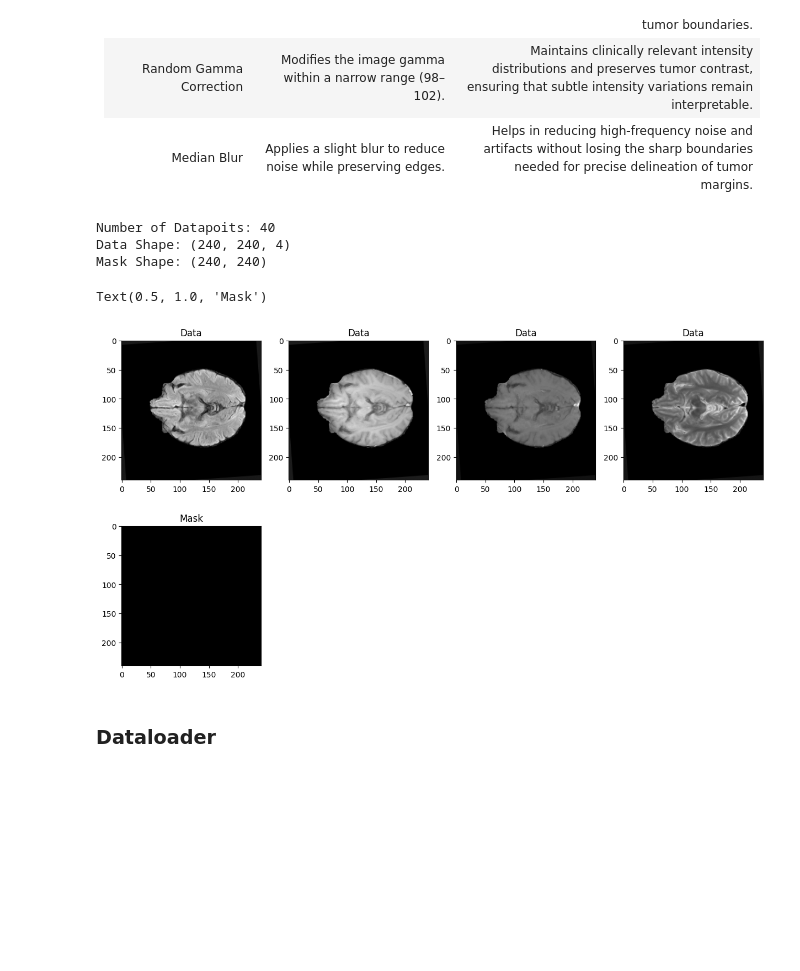
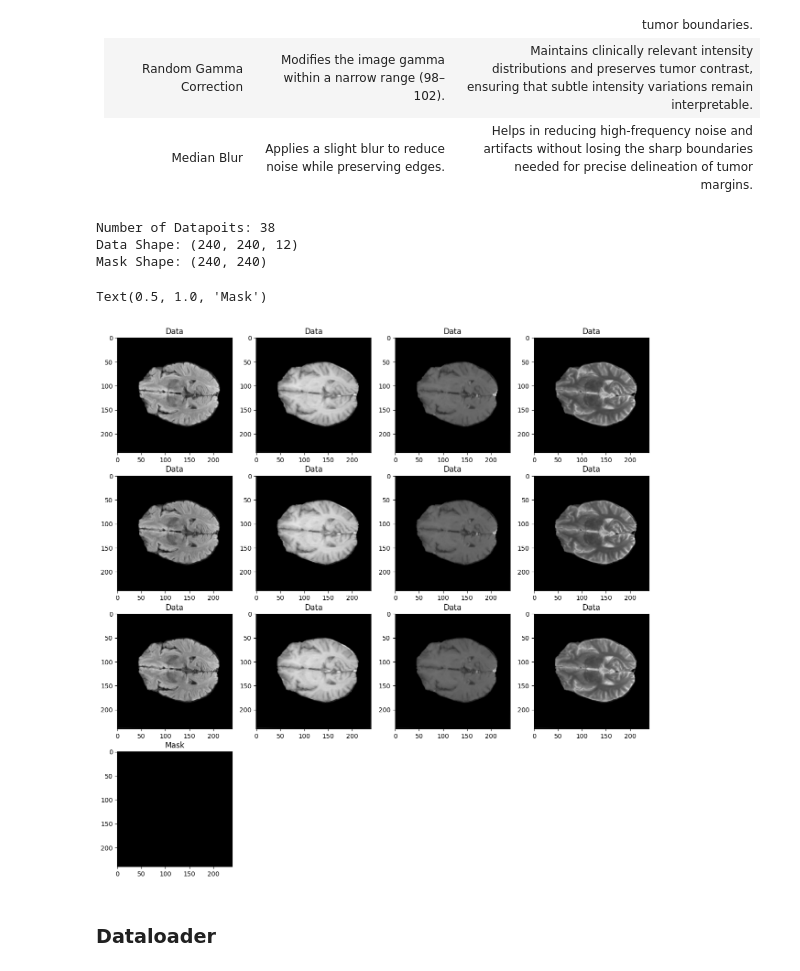
Before and after one commit to hakeematyab/Reliable-Explainable-Brain-Tumor-Segmentation, a Jupyter notebook: notebooks/DataProcessing.ipynb, the cells around one changed output. Saved outputs shown, nothing was run; the diff lists cells and outputs as text; code cells hidden in the pictures; blank space fills up the shorter version.

Commit message:
fixed plots

```diff
--- a/notebooks/DataProcessing.ipynb
+++ b/notebooks/DataProcessing.ipynb
@@ -174,9 +174,10 @@ class BrainTumorDataset(Dataset):
         data.append(self._normalize_data(nib.load(row.t1ce_path).get_fdata()))
         data.append(self._normalize_data(nib.load(row.t2_path).get_fdata()))
         data = np.stack(data, axis=0)
+
         mask = nib.load(row.seg_path).get_fdata()
-
         data, mask = self._get_adjacent_slices(data, mask)
+        len(data)
         if self.transforms:
             spatial_transforms = self.transforms.get('spatial_transforms',None)
             intensity_transforms = self.transforms.get('intensity_transforms',None)
@@ -239,25 +240,25 @@ print(f"Number of Datapoits: {len(data)}")
 print(f"Data Shape: {data[0].shape}")
 print(f"Mask Shape: {mask[0].shape}")
 # %% [output]
-Number of Datapoits: 40
-Data Shape: (240, 240, 4)
+Number of Datapoits: 38
+Data Shape: (240, 240, 12)
 Mask Shape: (240, 240)
 # %%
 idx = np.random.randint(upper_bound-lower_bound)
 
-plt.figure(figsize=(15,8))
+plt.figure(figsize=(15,15))
 
 for i in range(data[idx].shape[-1]):
-    plt.subplot(2,4,i+1)
+    plt.subplot(4,4,i+1)
     plt.imshow(data[idx][:,:,i], cmap="gray")
     plt.title("Data")
 
-plt.subplot(2,4,i+2)
+plt.subplot(4,4,i+2)
 plt.imshow(mask[idx], cmap="nipy_spectral")
 plt.title("Mask")
 # %% [output]
 Text(0.5, 1.0, 'Mask')
-[figure, old version]
+[figure, new version]
 # %% [markdown]
 ### Dataloader
 # %%
```
Also changed, not shown: parts of 2 cells of this notebook.
